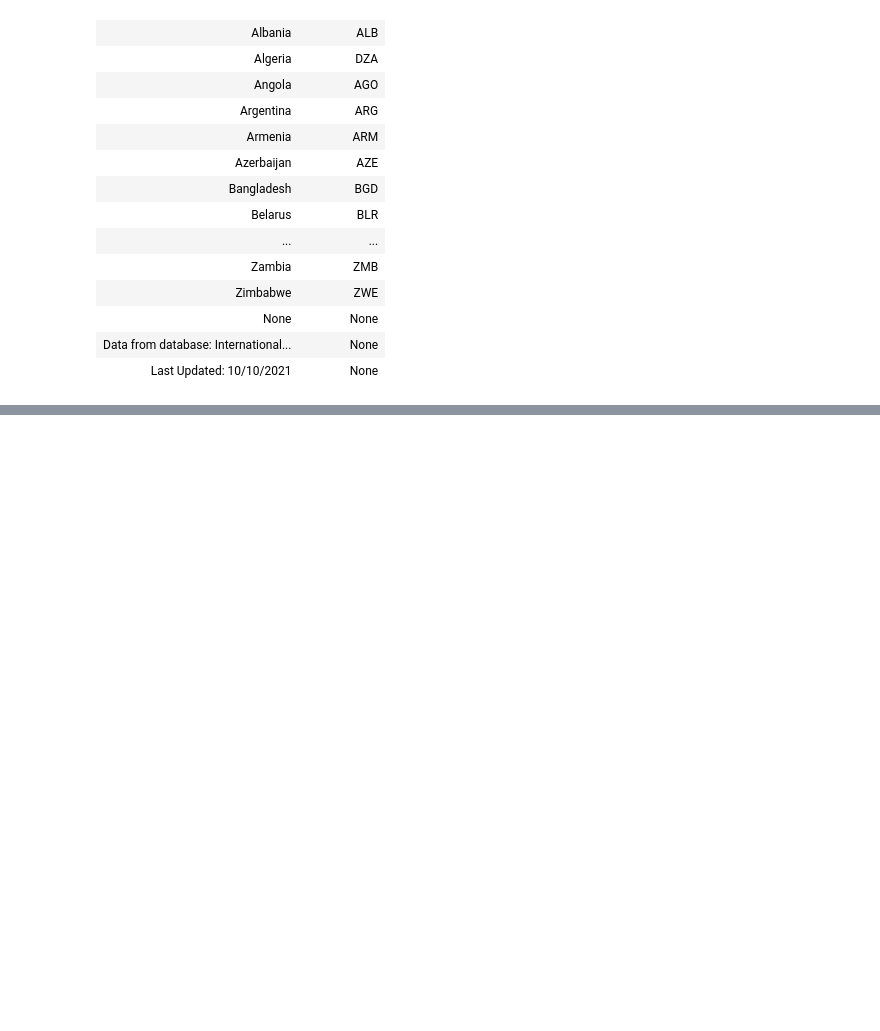
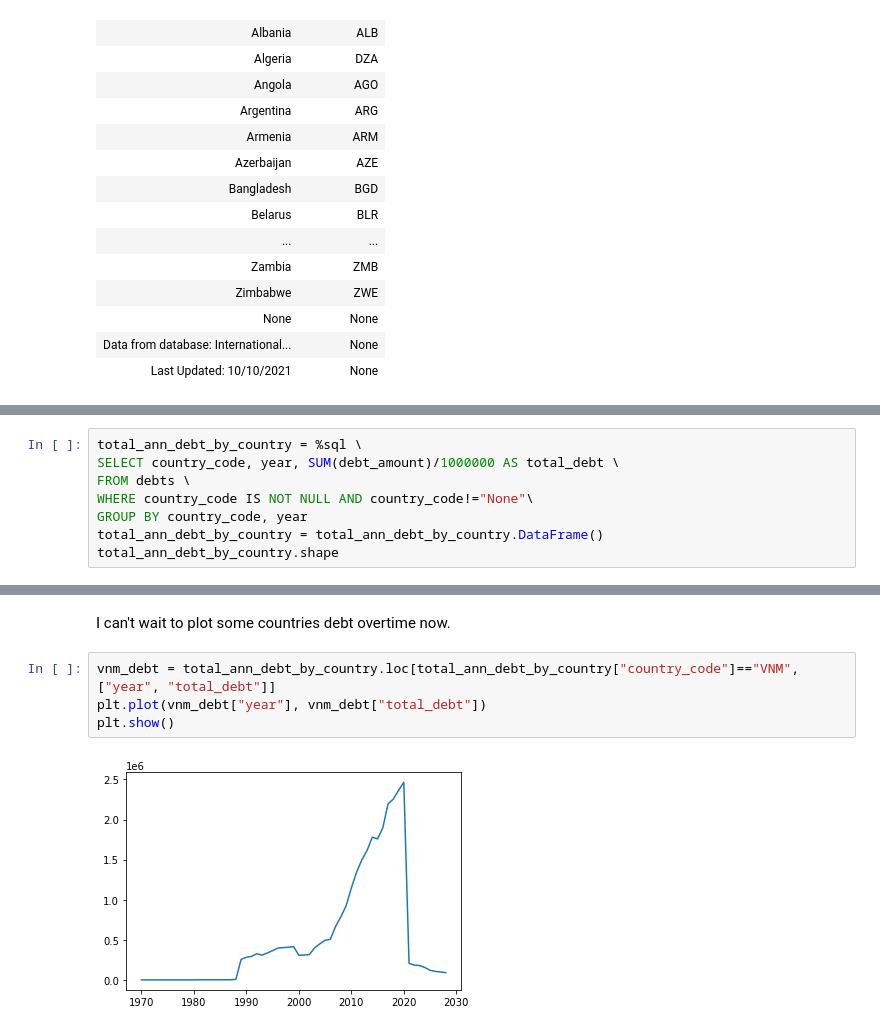
Before and after one commit to harrynnh/learnSQL, a Jupyter notebook: notebook/learn_sql.ipynb, the cells around one changed output, grey strips where cells are left out. Cells and saved outputs as stored; diff of their text form; blank space fills up the shorter version.

```diff
--- a/notebook/learn_sql.ipynb
+++ b/notebook/learn_sql.ipynb
@@ -149,0 +185,8 @@ Done.
+# %%
+total_ann_debt_by_country = %sql \
+SELECT country_code, year, SUM(debt_amount)/1000000 AS total_debt \
+FROM debts \
+WHERE country_code IS NOT NULL AND country_code!="None"\
+GROUP BY country_code, year
+total_ann_debt_by_country = total_ann_debt_by_country.DataFrame()
+total_ann_debt_by_country.shape
@@ -149,0 +206,8 @@ Done.
+# %% [markdown]
+I can't wait to plot some countries debt overtime now.
+# %%
+vnm_debt = total_ann_debt_by_country.loc[total_ann_debt_by_country["country_code"]=="VNM", ["year", "total_debt"]]
+plt.plot(vnm_debt["year"], vnm_debt["total_debt"])
+plt.show()
+# %% [output]
+[figure, added]
```
Also changed, not shown: parts of 19 cells of this notebook.
